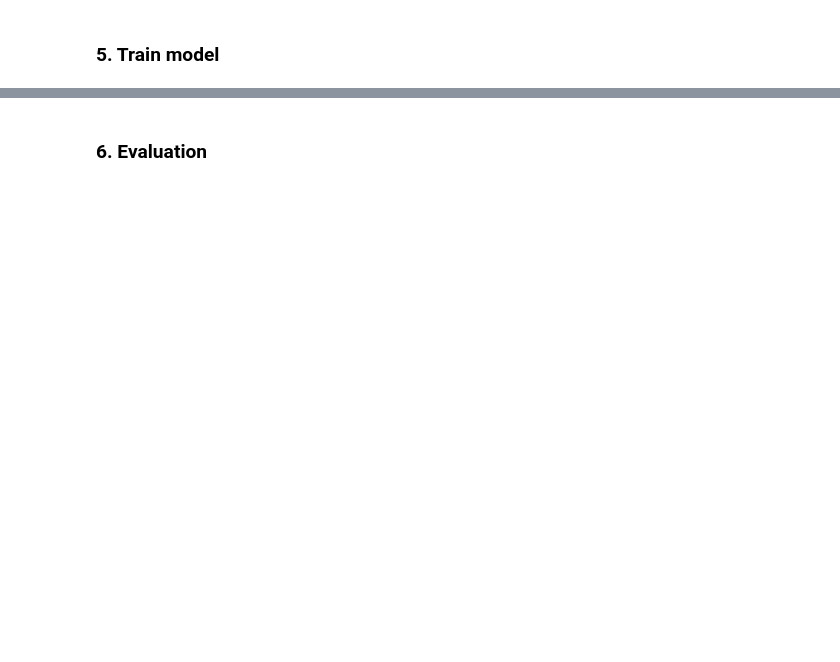
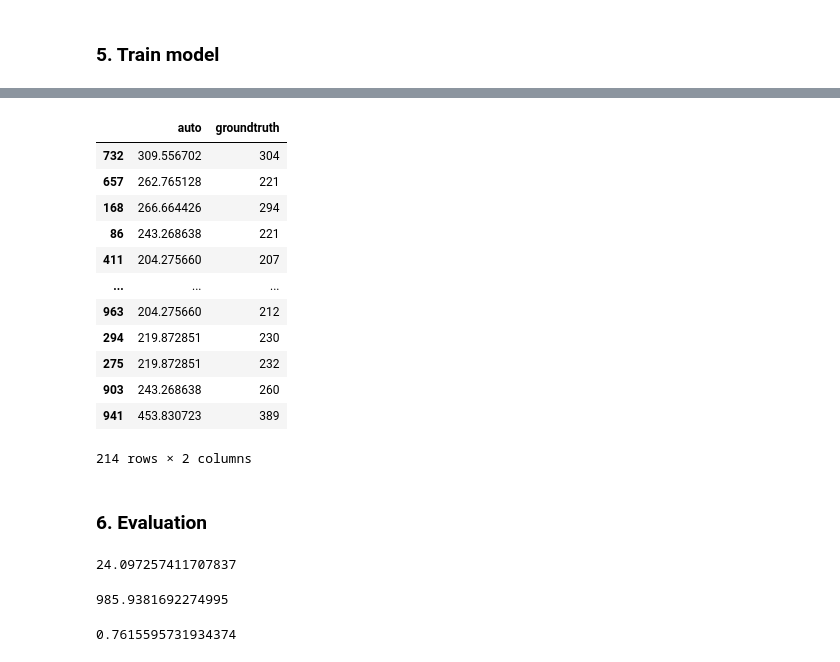
Before and after one commit to honghanhh/py40a12l2, a Jupyter notebook: lectures/lecture2/LeMinh_Linear_regression.ipynb, the cells around one changed output, grey strips where cells are left out. Saved outputs shown, nothing was run; the diff lists cells and outputs as text; code cells hidden in the pictures; blank space fills up the shorter version.

```diff
--- a/lectures/lecture2/LeMinh_Linear_regression.ipynb
+++ b/lectures/lecture2/LeMinh_Linear_regression.ipynb
@@ -143,0 +226,3 @@ plt.show()
+# %%
+prediction2 = model.predict(X_test)
+prediction2
@@ -144,2 +247,19 @@ plt.show()
+# %%
+pd.DataFrame({'auto': prediction2,
+              'groundtruth':y_test})
+# %% [output]
+|  | auto | groundtruth |
+| 732 | 309.556702 | 304 |
+| 657 | 262.765128 | 221 |
+| 168 | 266.664426 | 294 |
+| 86 | 243.268638 | 221 |
+| 411 | 204.275660 | 207 |
+| ... | ... | ... |
+| 963 | 204.275660 | 212 |
+| 294 | 219.872851 | 230 |
+| 275 | 219.872851 | 232 |
+| 903 | 243.268638 | 260 |
+| 941 | 453.830723 | 389 |
+214 rows × 2 columns
 # %% [markdown]
 ### 6. Evaluation
@@ -145,0 +268,12 @@ plt.show()
+# %%
+mean_absolute_error(y_test,prediction2)
+# %% [output]
+24.097257411707837
+# %%
+mean_squared_error(y_test,prediction2)
+# %% [output]
+985.9381692274995
+# %%
+r2_score(y_test,prediction2)
+# %% [output]
+0.7615595731934374
```
Also changed, not shown: parts of 17 cells of this notebook.
